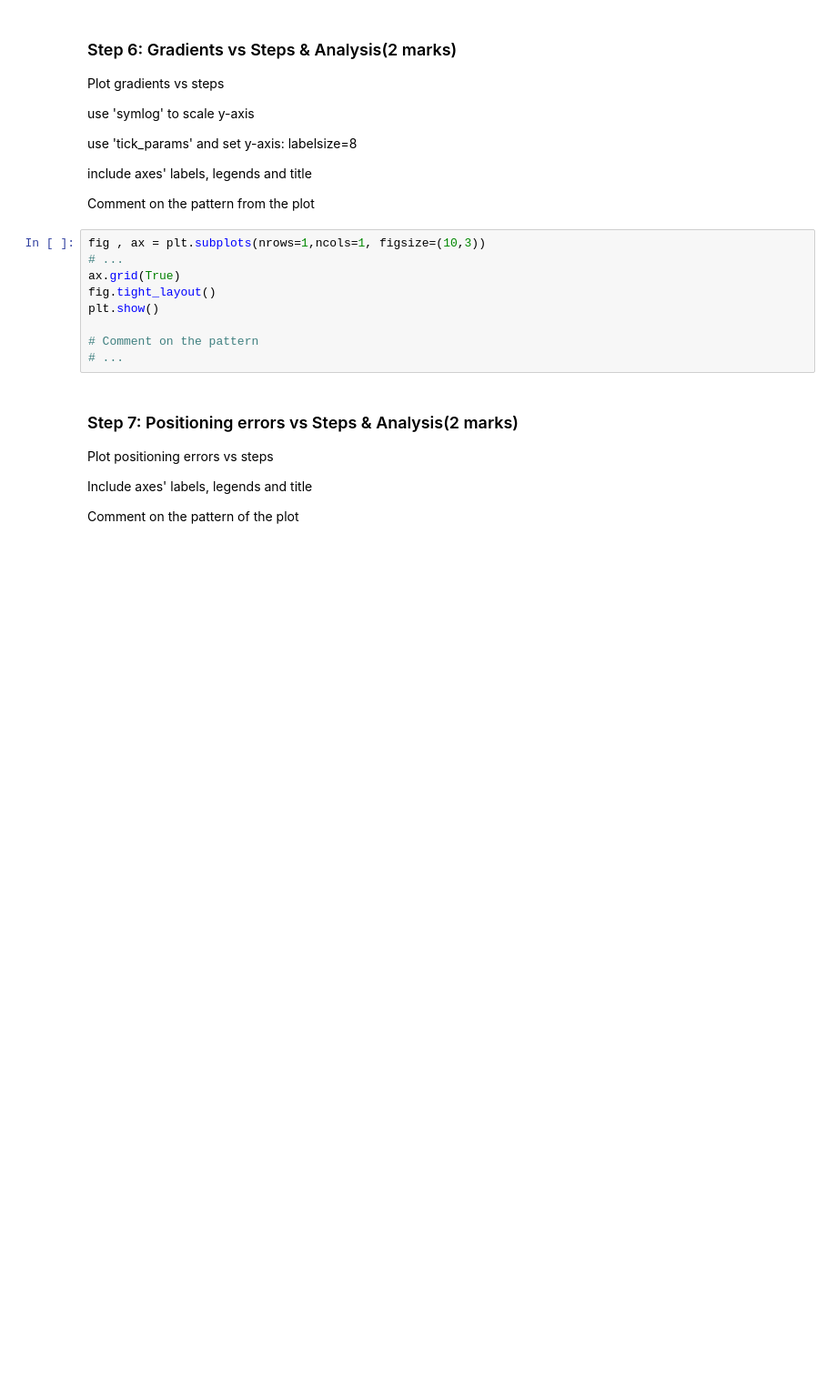
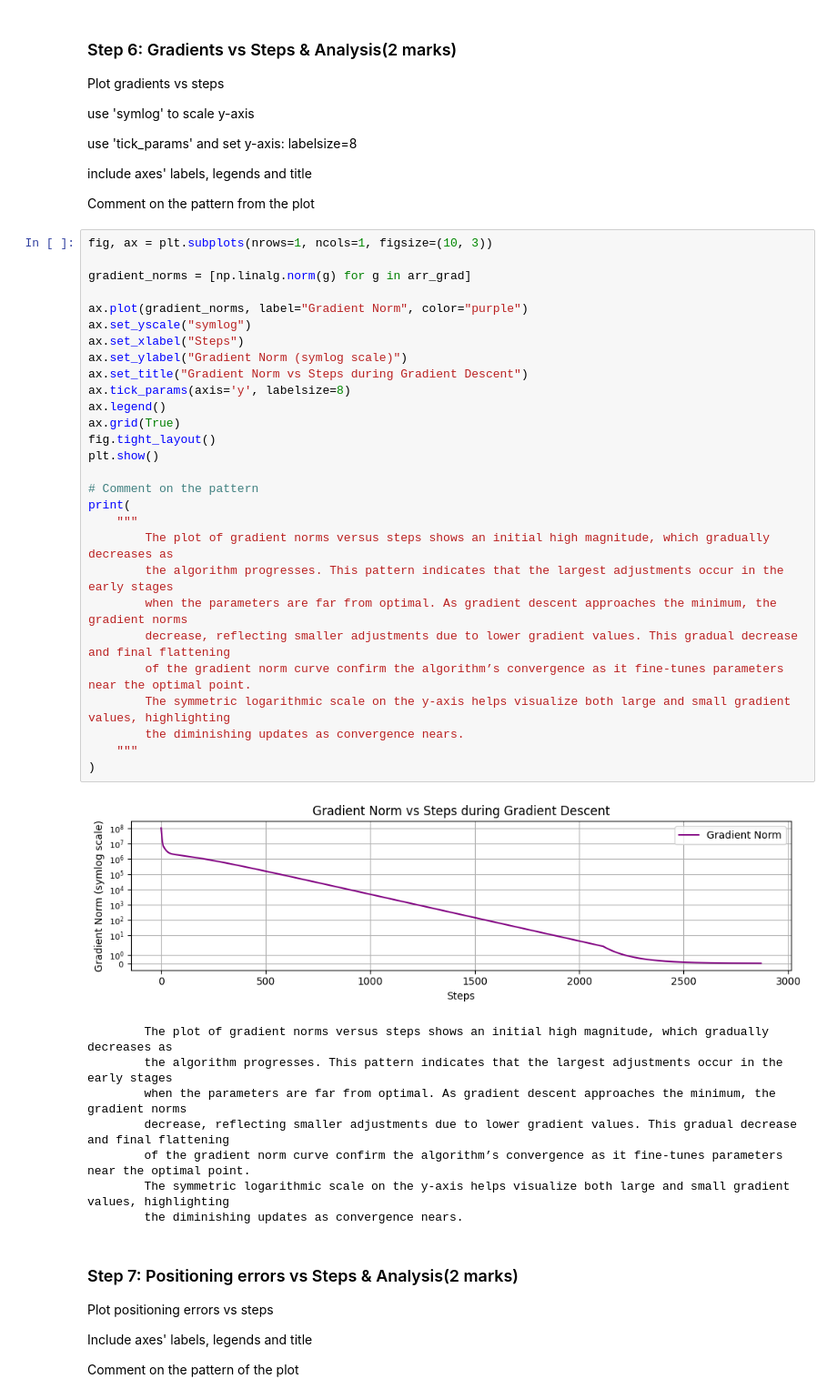
Before and after one commit to rbawah/engg680_2024_fall_group7, a Jupyter notebook: Lab_Assignment3/Assignment3.ipynb, the cells around one changed output. Shown at 91% size. Cells and saved outputs as stored; diff of their text form; blank space fills up the shorter version.

```diff
--- a/Lab_Assignment3/Assignment3.ipynb
+++ b/Lab_Assignment3/Assignment3.ipynb
@@ -248,15 +407,43 @@ use 'tick_params' and set y-axis: labelsize=8
 include axes' labels, legends and title
 
 Comment on the pattern from the plot
-# %%
-fig , ax = plt.subplots(nrows=1,ncols=1, figsize=(10,3))
-# ...
-ax.grid(True)
-fig.tight_layout()
-plt.show()
-
-# Comment on the pattern
-# ...
+# %%
+fig, ax = plt.subplots(nrows=1, ncols=1, figsize=(10, 3))
+
+gradient_norms = [np.linalg.norm(g) for g in arr_grad]
+
+ax.plot(gradient_norms, label="Gradient Norm", color="purple")
+ax.set_yscale("symlog")
+ax.set_xlabel("Steps")
+ax.set_ylabel("Gradient Norm (symlog scale)")
+ax.set_title("Gradient Norm vs Steps during Gradient Descent")
+ax.tick_params(axis='y', labelsize=8)
+ax.legend()
+ax.grid(True)
+fig.tight_layout()
+plt.show()
+
+# Comment on the pattern
+print(
+    """
+        The plot of gradient norms versus steps shows an initial high magnitude, which gradually decreases as
+        the algorithm progresses. This pattern indicates that the largest adjustments occur in the early stages
+        when the parameters are far from optimal. As gradient descent approaches the minimum, the gradient norms
+        decrease, reflecting smaller adjustments due to lower gradient values. This gradual decrease and final flattening
+        of the gradient norm curve confirm the algorithm’s convergence as it fine-tunes parameters near the optimal point.
+        The symmetric logarithmic scale on the y-axis helps visualize both large and small gradient values, highlighting
+        the diminishing updates as convergence nears.
+    """
+)
+# %% [output]
+[figure, added]
+        The plot of gradient norms versus steps shows an initial high magnitude, which gradually decreases as
+        the algorithm progresses. This pattern indicates that the largest adjustments occur in the early stages
+        when the parameters are far from optimal. As gradient descent approaches the minimum, the gradient norms
+        decrease, reflecting smaller adjustments due to lower gradient values. This gradual decrease and final flattening
+        of the gradient norm curve confirm the algorithm’s convergence as it fine-tunes parameters near the optimal point.
+        The symmetric logarithmic scale on the y-axis helps visualize both large and small gradient values, highlighting
+        the diminishing updates as convergence nears.
 # %% [markdown]
 ### Step 7: Positioning errors vs Steps & Analysis(2 marks)
 Plot positioning errors vs steps
```
Also changed, not shown: parts of 31 cells of this notebook.
